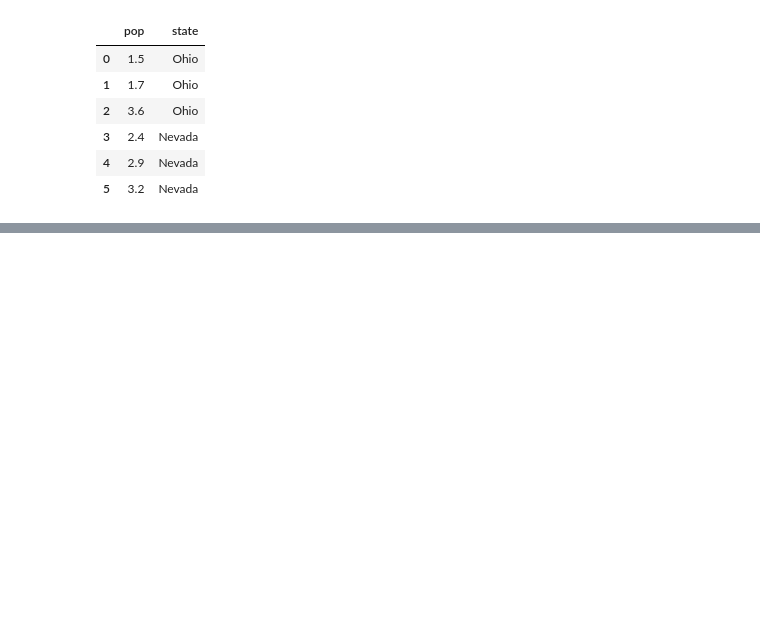
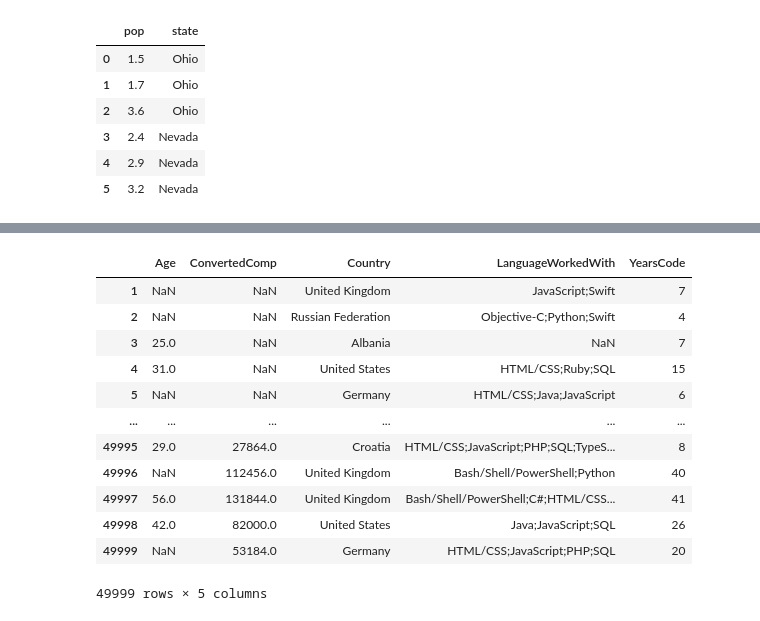
Before and after one commit to ByTermi/LearningPandas, a Jupyter notebook: 03-Slicing-and-dicing-data-in-Pandas/Slicing-and-dicing-data-in-Pandas.ipynb, the cells around one changed output, grey strips where cells are left out. Cells and saved outputs as stored; diff of their text form; code cells hidden in the pictures; blank space fills up the shorter version.

```diff
--- a/03-Slicing-and-dicing-data-in-Pandas/Slicing-and-dicing-data-in-Pandas.ipynb
+++ b/03-Slicing-and-dicing-data-in-Pandas/Slicing-and-dicing-data-in-Pandas.ipynb
@@ -110,0 +143,17 @@ Let’s get the value stored at row number 1 and column number 2 using iloc.
+# %%
+df_subset = df.iloc[1:50000]
+df_subset
+# %% [output]
+|  | Age | ConvertedComp | Country | LanguageWorkedWith | YearsCode |
+| 1 | NaN | NaN | United Kingdom | JavaScript;Swift | 7 |
+| 2 | NaN | NaN | Russian Federation | Objective-C;Python;Swift | 4 |
+| 3 | 25.0 | NaN | Albania | NaN | 7 |
+| 4 | 31.0 | NaN | United States | HTML/CSS;Ruby;SQL | 15 |
+| 5 | NaN | NaN | Germany | HTML/CSS;Java;JavaScript | 6 |
+| ... | ... | ... | ... | ... | ... |
+| 49995 | 29.0 | 27864.0 | Croatia | HTML/CSS;JavaScript;PHP;SQL;TypeS... | 8 |
+| 49996 | NaN | 112456.0 | United Kingdom | Bash/Shell/PowerShell;Python | 40 |
+| 49997 | 56.0 | 131844.0 | United Kingdom | Bash/Shell/PowerShell;C#;HTML/CSS... | 41 |
+| 49998 | 42.0 | 82000.0 | United States | Java;JavaScript;SQL | 26 |
+| 49999 | NaN | 53184.0 | Germany | HTML/CSS;JavaScript;PHP;SQL | 20 |
+49999 rows × 5 columns
```
Also changed, not shown: parts of 12 cells of this notebook, 4 other files.
